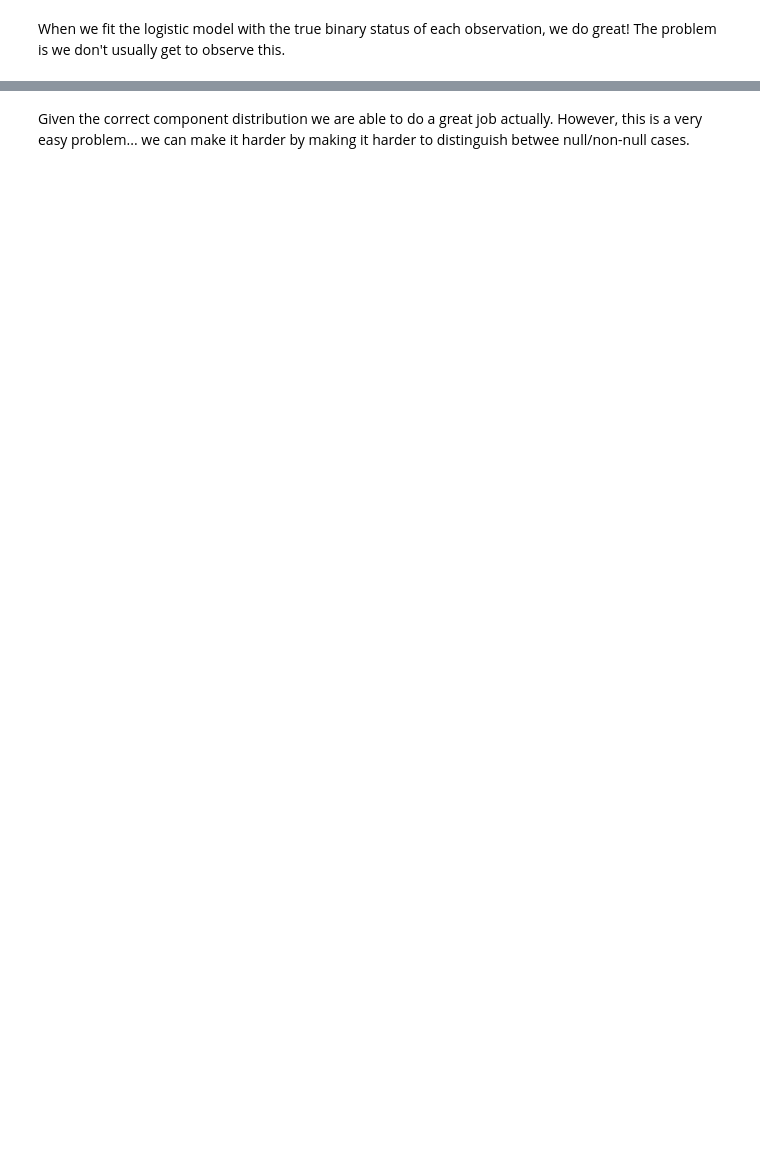
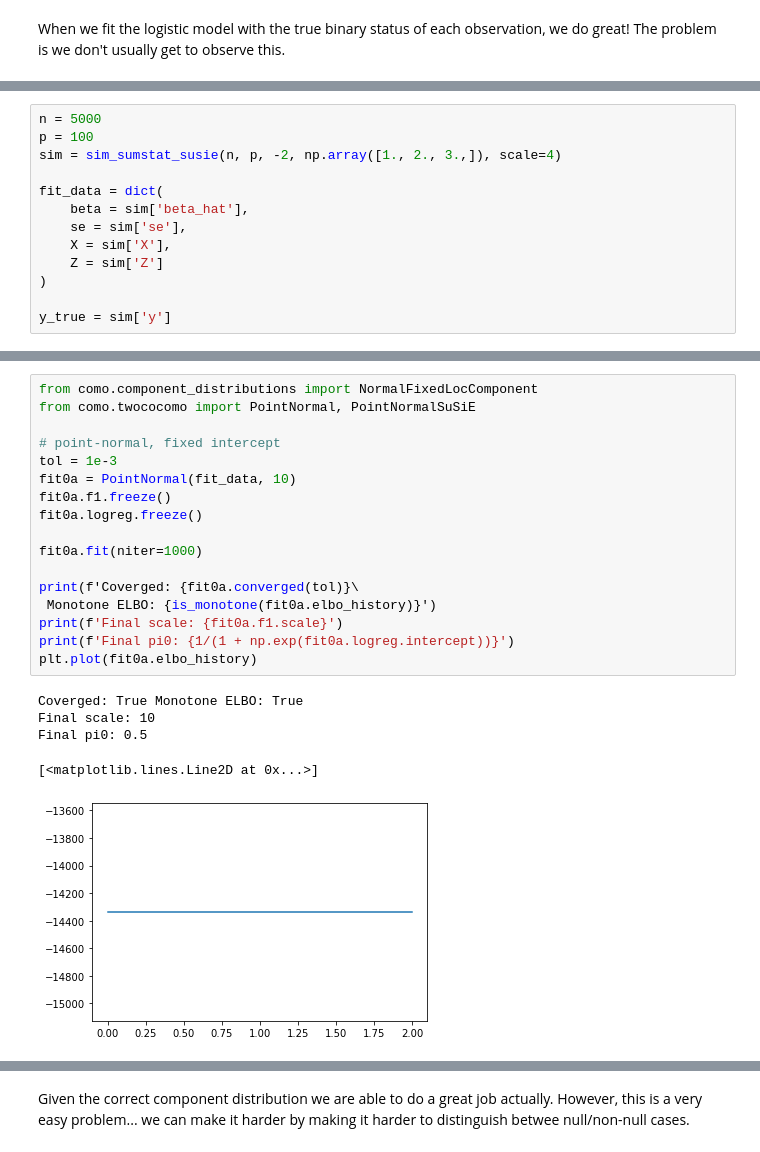
Before and after one commit to karltayeb/como, a Jupyter notebook: notebooks/test.ipynb, the cells around one changed output, grey strips where cells are left out. Drawn from its saved outputs; the diff is of its cells as text; blank space fills up the shorter version.

```diff
--- a/notebooks/test.ipynb
+++ b/notebooks/test.ipynb
@@ -308,0 +271,13 @@ True
+# %%
+n = 5000
+p = 100
+sim = sim_sumstat_susie(n, p, -2, np.array([1., 2., 3.,]), scale=4)
+
+fit_data = dict(
+    beta = sim['beta_hat'],
+    se = sim['se'],
+    X = sim['X'],
+    Z = sim['Z']
+)
+
+y_true = sim['y']
@@ -308,0 +294,23 @@ True
+# %%
+from como.component_distributions import NormalFixedLocComponent
+from como.twococomo import PointNormal, PointNormalSuSiE
+
+# point-normal, fixed intercept
+tol = 1e-3
+fit0a = PointNormal(fit_data, 10)
+fit0a.f1.freeze()
+fit0a.logreg.freeze()
+
+fit0a.fit(niter=1000)
+
+print(f'Coverged: {fit0a.converged(tol)}\
+ Monotone ELBO: {is_monotone(fit0a.elbo_history)}')
+print(f'Final scale: {fit0a.f1.scale}')
+print(f'Final pi0: {1/(1 + np.exp(fit0a.logreg.intercept))}')
+plt.plot(fit0a.elbo_history)
+# %% [output]
+Coverged: True Monotone ELBO: True
+Final scale: 10
+Final pi0: 0.5
+[<matplotlib.lines.Line2D at 0x...>]
+[figure, added]
```
Also changed, not shown: parts of 74 cells of this notebook, 5 other files.
